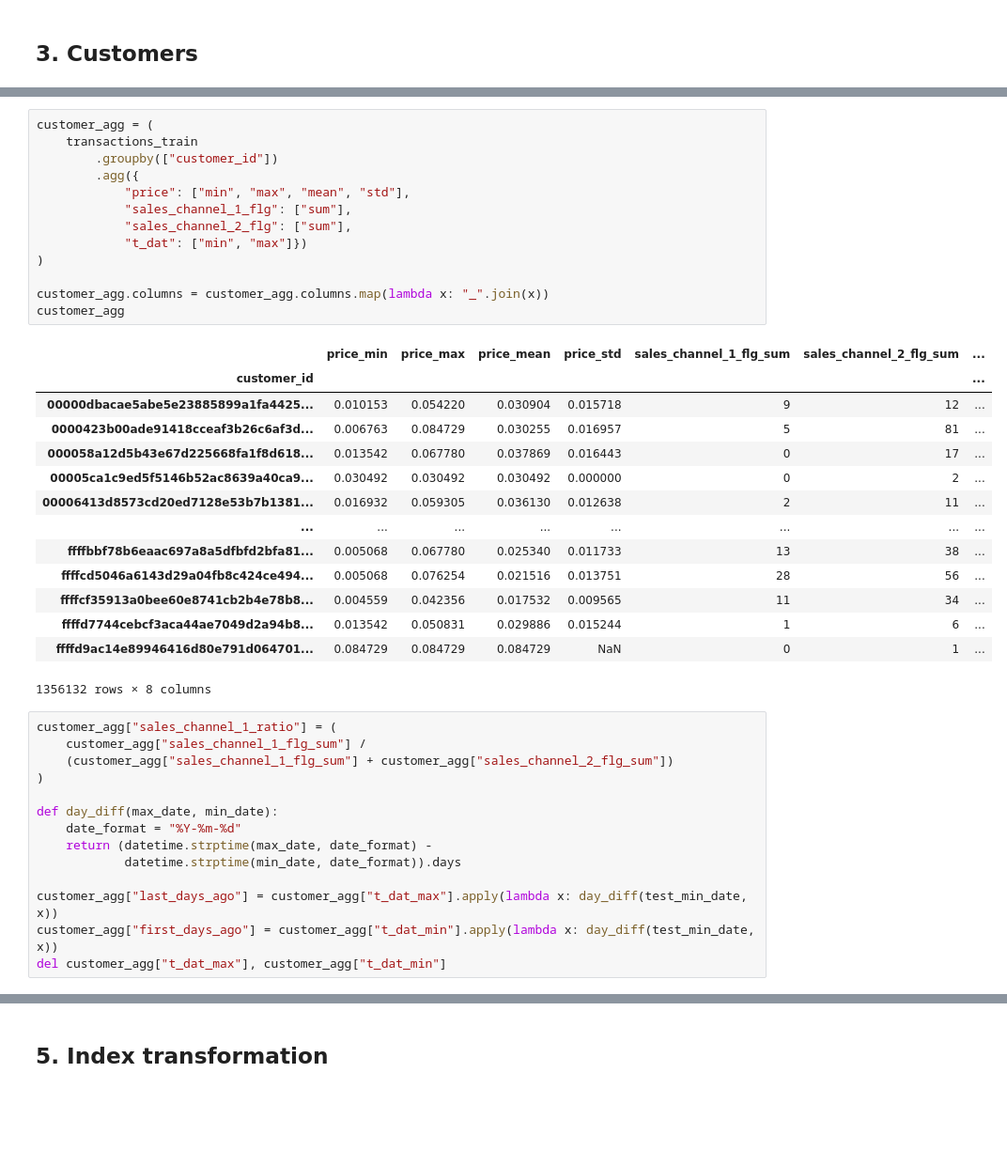
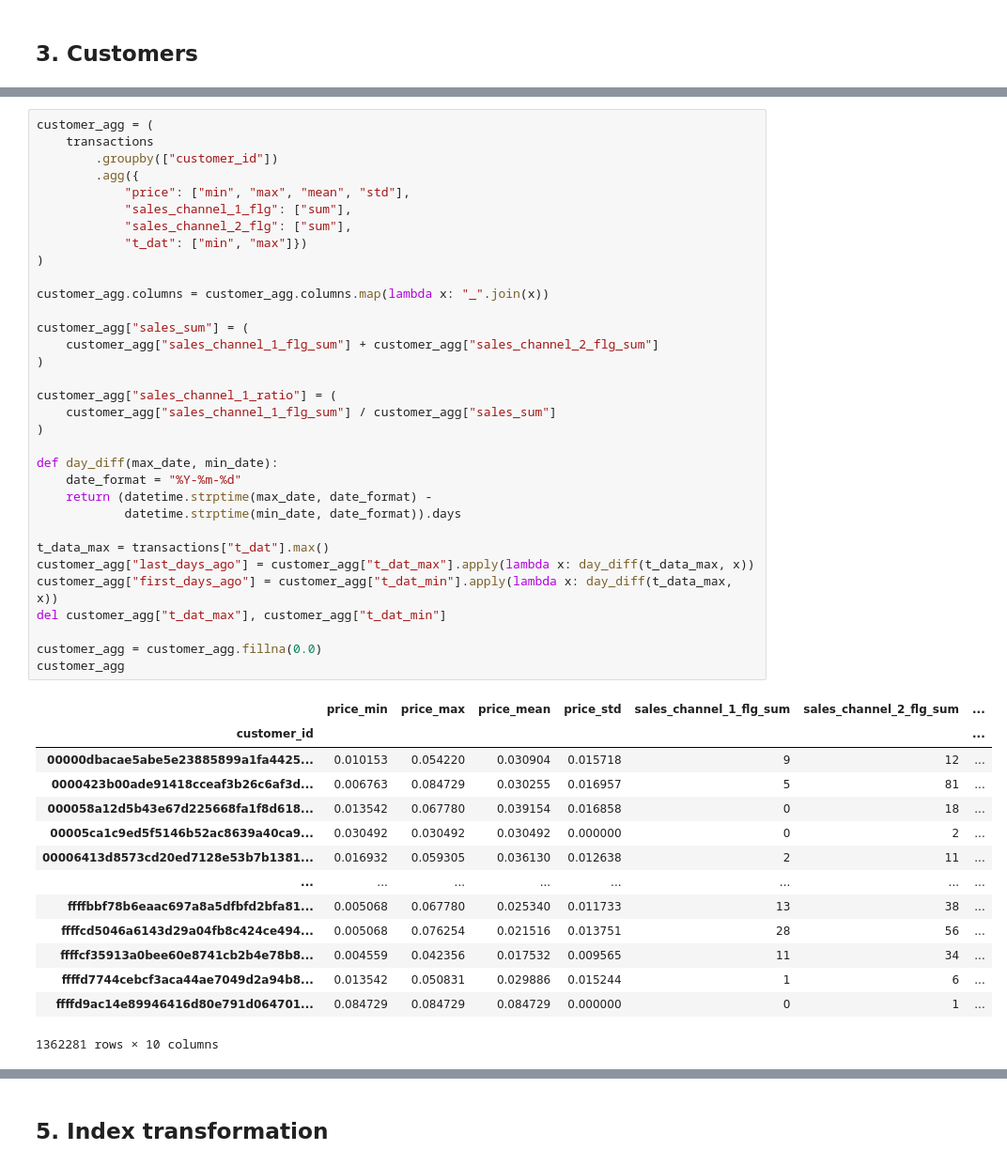
Before and after one commit to RobertVoropaev/HM_Personalized_Fashion_Recomendations, a Jupyter notebook: notebooks/1.DataPreparation.ipynb, the cells around one changed output, grey strips where cells are left out. Shown: that part at 94% size. Drawn from its saved outputs; the diff is of its cells as text; blank space fills up the shorter version.

```diff
--- a/notebooks/1.DataPreparation.ipynb
+++ b/notebooks/1.DataPreparation.ipynb
@@ -141,22 +220,42 @@ Test size:  0.008379303042211348
 # %%
 customer_agg = (
-    transactions_train
+    transactions
         .groupby(["customer_id"])
         .agg({
             "price": ["min", "max", "mean", "std"],
             "sales_channel_1_flg": ["sum"],
             "sales_channel_2_flg": ["sum"],
             "t_dat": ["min", "max"]})
 )
 
 customer_agg.columns = customer_agg.columns.map(lambda x: "_".join(x))
+
+customer_agg["sales_sum"] = (
+    customer_agg["sales_channel_1_flg_sum"] + customer_agg["sales_channel_2_flg_sum"]
+)
+
+customer_agg["sales_channel_1_ratio"] = (
+    customer_agg["sales_channel_1_flg_sum"] / customer_agg["sales_sum"]
+)
+
+def day_diff(max_date, min_date):
+    date_format = "%Y-%m-%d"
+    return (datetime.strptime(max_date, date_format) -
+            datetime.strptime(min_date, date_format)).days
+
+t_data_max = transactions["t_dat"].max()
+customer_agg["last_days_ago"] = customer_agg["t_dat_max"].apply(lambda x: day_diff(t_data_max, x))
+customer_agg["first_days_ago"] = customer_agg["t_dat_min"].apply(lambda x: day_diff(t_data_max, x))
+del customer_agg["t_dat_max"], customer_agg["t_dat_min"]
+
+customer_agg = customer_agg.fillna(0.0)
 customer_agg
 # %% [output]
 |  | price_min | price_max | price_mean | price_std | sales_channel_1_flg_sum | sales_channel_2_flg_sum | ... |
 | customer_id |  |  |  |  |  |  | ... |
 | 00000dbacae5abe5e23885899a1fa4425... | 0.010153 | 0.054220 | 0.030904 | 0.015718 | 9 | 12 | ... |
 | 0000423b00ade91418cceaf3b26c6af3d... | 0.006763 | 0.084729 | 0.030255 | 0.016957 | 5 | 81 | ... |
-| 000058a12d5b43e67d225668fa1f8d618... | 0.013542 | 0.067780 | 0.037869 | 0.016443 | 0 | 17 | ... |
+| 000058a12d5b43e67d225668fa1f8d618... | 0.013542 | 0.067780 | 0.039154 | 0.016858 | 0 | 18 | ... |
 | 00005ca1c9ed5f5146b52ac8639a40ca9... | 0.030492 | 0.030492 | 0.030492 | 0.000000 | 0 | 2 | ... |
 | 00006413d8573cd20ed7128e53b7b1381... | 0.016932 | 0.059305 | 0.036130 | 0.012638 | 2 | 11 | ... |
 | ... | ... | ... | ... | ... | ... | ... | ... |
@@ -164,19 +263,5 @@ customer_agg
 | ffffcd5046a6143d29a04fb8c424ce494... | 0.005068 | 0.076254 | 0.021516 | 0.013751 | 28 | 56 | ... |
 | ffffcf35913a0bee60e8741cb2b4e78b8... | 0.004559 | 0.042356 | 0.017532 | 0.009565 | 11 | 34 | ... |
 | ffffd7744cebcf3aca44ae7049d2a94b8... | 0.013542 | 0.050831 | 0.029886 | 0.015244 | 1 | 6 | ... |
-| ffffd9ac14e89946416d80e791d064701... | 0.084729 | 0.084729 | 0.084729 | NaN | 0 | 1 | ... |
+| ffffd9ac14e89946416d80e791d064701... | 0.084729 | 0.084729 | 0.084729 | 0.000000 | 0 | 1 | ... |
-1356132 rows × 8 columns
+1362281 rows × 10 columns
-# %%
-customer_agg["sales_channel_1_ratio"] = (
-    customer_agg["sales_channel_1_flg_sum"] /
-    (customer_agg["sales_channel_1_flg_sum"] + customer_agg["sales_channel_2_flg_sum"])
-)
-
-def day_diff(max_date, min_date):
-    date_format = "%Y-%m-%d"
-    return (datetime.strptime(max_date, date_format) -
-            datetime.strptime(min_date, date_format)).days
-
-customer_agg["last_days_ago"] = customer_agg["t_dat_max"].apply(lambda x: day_diff(test_min_date, x))
-customer_agg["first_days_ago"] = customer_agg["t_dat_min"].apply(lambda x: day_diff(test_min_date, x))
-del customer_agg["t_dat_max"], customer_agg["t_dat_min"]
```
Also changed, not shown: parts of 40 cells of this notebook, 5 other files.
